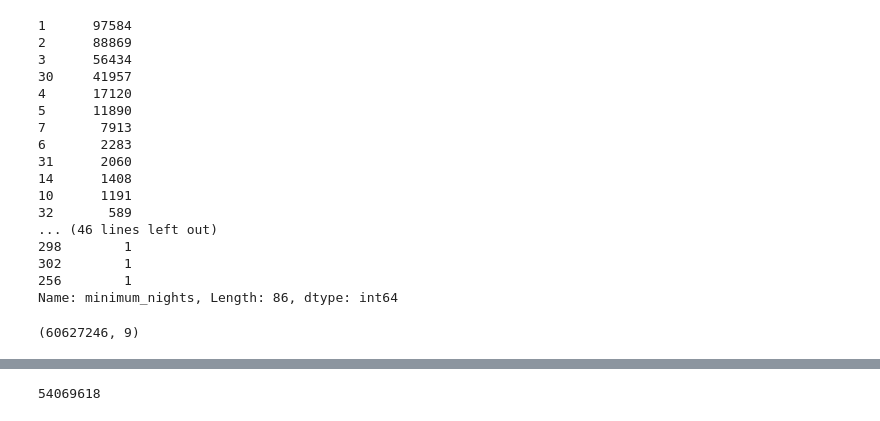
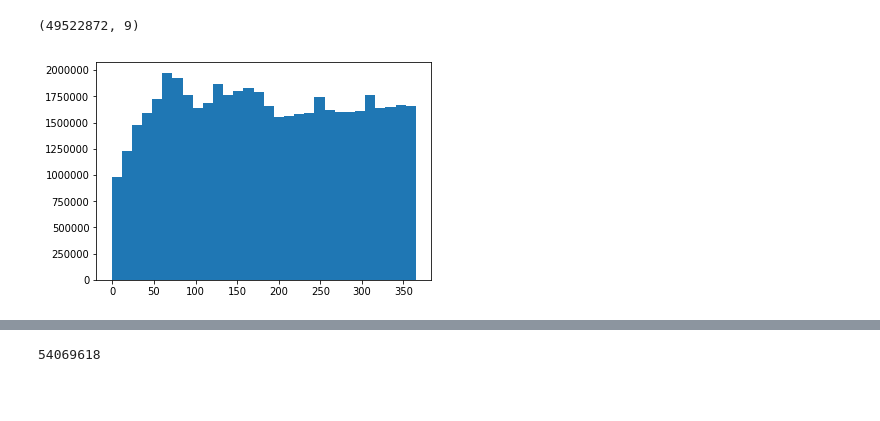
Before and after one commit to karensheng/Airbnb_Regulation, a Jupyter notebook: src/Calendar Data EDA.ipynb, the cells around one changed output, grey strips where cells are left out. Saved outputs shown, nothing was run; the diff lists cells and outputs as text; code cells hidden in the pictures; blank space fills up the shorter version.

```diff
--- a/src/Calendar Data EDA.ipynb
+++ b/src/Calendar Data EDA.ipynb
@@ -50,25 +17,5 @@ memory usage: 7.7+ MB
-# %%
-test['minimum_nights'].value_counts()
-# %% [output]
-1      97584
-2      88869
-3      56434
-30     41957
-4      17120
-5      11890
-7       7913
-6       2283
-31      2060
-14      1408
-10      1191
-32       589
-... (46 lines left out)
-298        1
-302        1
-256        1
-Name: minimum_nights, Length: 86, dtype: int64
 # %%
-calendar =  pickle.load( open( "all_SF_calendar.p", "rb" ) )
+calendar =  pickle.load( open( "../data/all_SF_calendar.p", "rb" ) )
 calendar.shape
 # calendar['minimum_nights'].value_counts()
 
@@ -77,4 +24,8 @@ calendar.shape
 # calendar = calendar[calendar['minimum_nights'] <30 ]
 # calendar.shape
 # %% [output]
-(60627246, 9)
+(49522872, 9)
+# %%
+plt.hist(calendar['lead_time'], bins=30);
+# %% [output]
+[figure, added]
```
Also changed, not shown: parts of 3 cells of this notebook.
